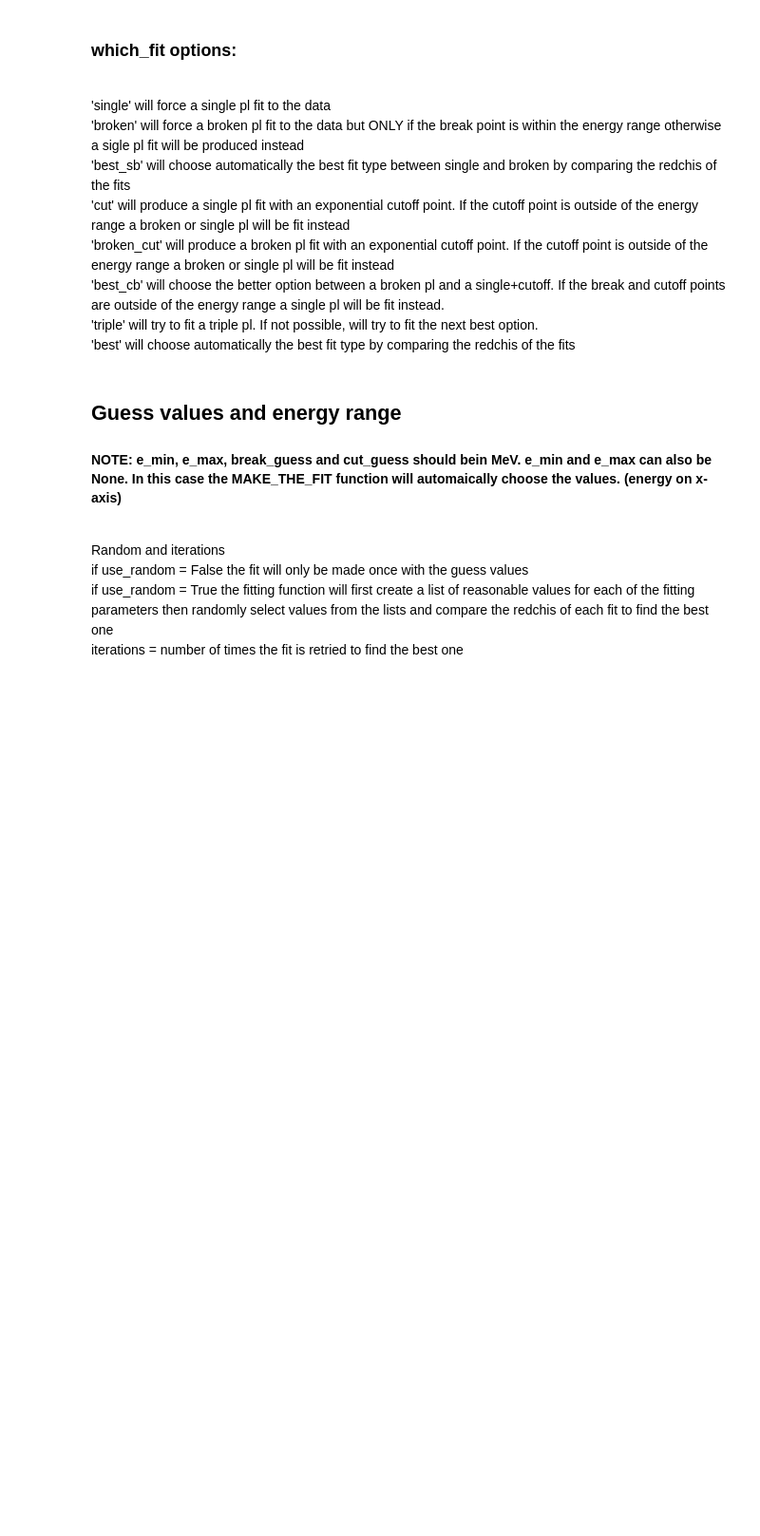
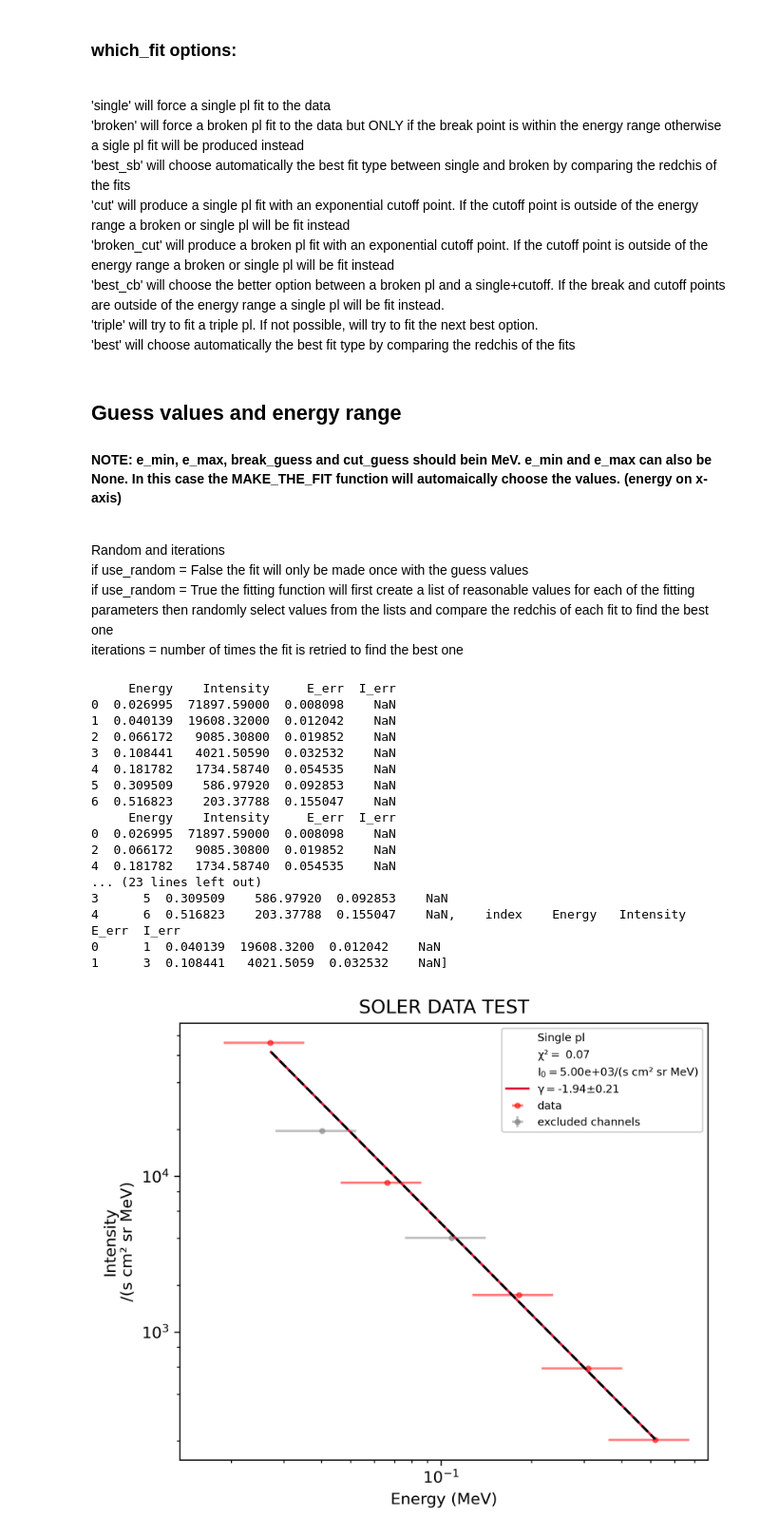
Before and after one commit to AnnamariaFedeli/SolOEPD-Plot-n-Fit-SEE, a Jupyter notebook: SEP_fit_spectra.ipynb, the cells around one changed output. Shown at 95% size. Drawn from its saved outputs; the diff is of its cells as text; code cells hidden in the pictures; blank space fills up the shorter version.

Commit message:
exclude channels now working properly

```diff
--- a/SEP_fit_spectra.ipynb
+++ b/SEP_fit_spectra.ipynb
@@ -63,6 +65,7 @@ use_random = True
 iterations = 100
 
 which_fit = 'single'
+exclude_channels = [1,3]
 # %%
 plot_title = 'SOLER DATA TEST'
 x_label = 'Energy (MeV)'
@@ -70,5 +73,24 @@ y_label = 'Intensity\n/(s cm² sr MeV)'
 legend_title = ''
 # %%
 # WILL ADD THE PRINT FOR THE FIT VALUES ETC
-run_the_fit(path, data, save = True, plot_title = plot_title, x_label = x_label, y_label = y_label, legend_title = legend_title, which_fit = 'single',  e_min = e_min, e_max = e_max, g1_guess =g1_guess, g2_guess = g2_guess, g3_guess = g3_guess, c1_guess = c1_guess, alpha_guess = alpha_guess, beta_guess = beta_guess, break_guess_low = break_guess_low, break_guess_high = break_guess_high, cut_guess = cut_guess, use_random = use_random, iterations = iterations , legend_details = True)
+run_the_fit(path, data, save = True, channels_to_exclude = exclude_channels, plot_title = plot_title, x_label = x_label, y_label = y_label, legend_title = legend_title, which_fit = which_fit,  e_min = e_min, e_max = e_max, g1_guess =g1_guess, g2_guess = g2_guess, g3_guess = g3_guess, c1_guess = c1_guess, alpha_guess = alpha_guess, beta_guess = beta_guess, break_guess_low = break_guess_low, break_guess_high = break_guess_high, cut_guess = cut_guess, use_random = use_random, iterations = iterations , legend_details = True)
             # data, savefig, plot_title = '', x_label = 'Intensity [/]', y_label = 'Energy [MeV]', legend_title = '', data_label_for_legend = ['data'], which_fit = 'best', e_min = None, e_max = None, g1_guess = -1.9, g2_guess = -2.5, g3_guess = -4, c1_guess = 1000, alpha_guess = 10, beta_guess = 10, break_guess_low = 0.6, break_guess_high = 1.2, cut_guess = 1.2, use_random = True, iterations = 20 , legend_details = False):
+# %% [output]
+     Energy    Intensity     E_err  I_err
+0  0.026995  71897.59000  0.008098    NaN
+1  0.040139  19608.32000  0.012042    NaN
+2  0.066172   9085.30800  0.019852    NaN
+3  0.108441   4021.50590  0.032532    NaN
+4  0.181782   1734.58740  0.054535    NaN
+5  0.309509    586.97920  0.092853    NaN
+6  0.516823    203.37788  0.155047    NaN
+     Energy    Intensity     E_err  I_err
+0  0.026995  71897.59000  0.008098    NaN
+2  0.066172   9085.30800  0.019852    NaN
+4  0.181782   1734.58740  0.054535    NaN
+... (23 lines left out)
+3      5  0.309509    586.97920  0.092853    NaN
+4      6  0.516823    203.37788  0.155047    NaN,    index    Energy   Intensity     E_err  I_err
+0      1  0.040139  19608.3200  0.012042    NaN
+1      3  0.108441   4021.5059  0.032532    NaN]
+[figure, added]
```
Also changed, not shown: parts of 1 cell of this notebook, 2 other files.
